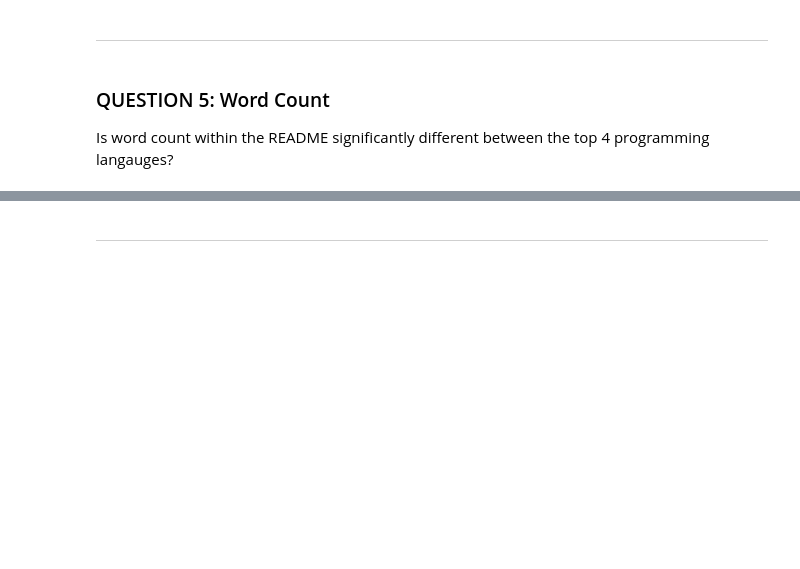
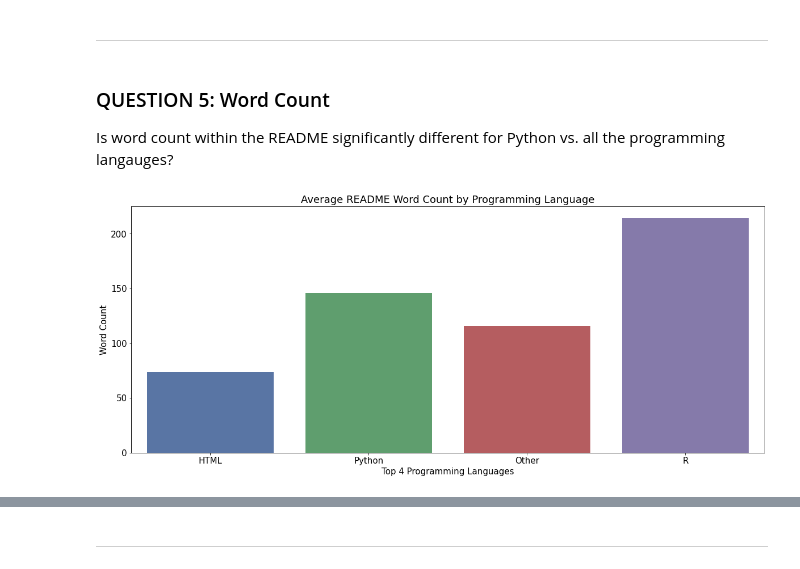
Before and after one commit to Two-Guys-and-a-Gal/NLP-Project, a Jupyter notebook: final_report.ipynb, the cells around one changed output, grey strips where cells are left out. Drawn from its saved outputs; the diff is of its cells as text; code cells hidden in the pictures; blank space fills up the shorter version.

```diff
--- a/final_report.ipynb
+++ b/final_report.ipynb
@@ -304,4 +304,8 @@ Are there any bigrams that uniquely identify one of the coding langauges?
 ---
 # %% [markdown]
 ### QUESTION 5: Word Count
-Is word count within the README significantly different between the top 4 programming langauges?
+Is word count within the README significantly different for Python vs. all the programming langauges?
+# %%
+explore.vis_five()
+# %% [output]
+[figure, added]
```
Also changed, not shown: parts of 13 cells of this notebook.
